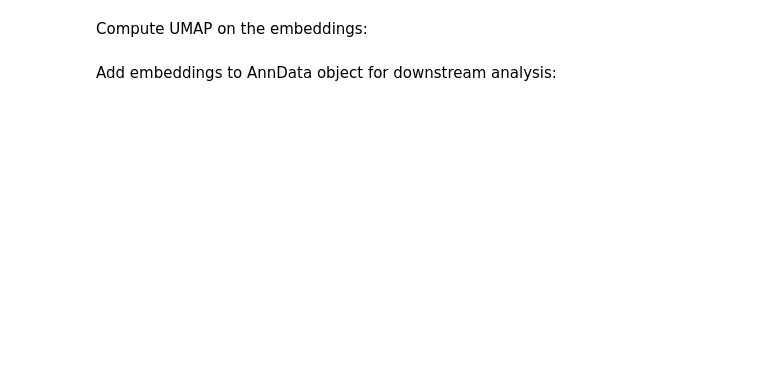
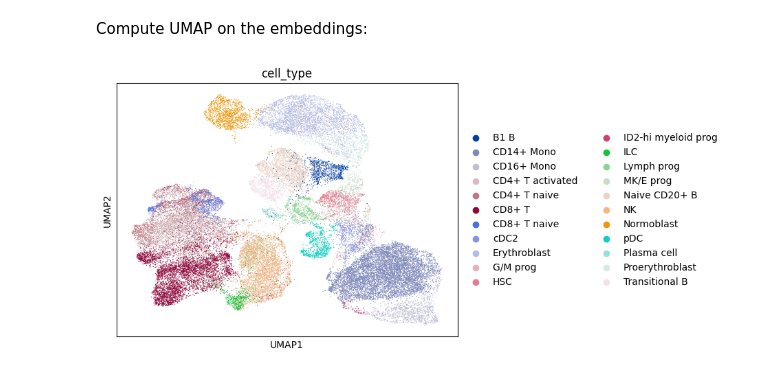
Before and after one commit to theislab/scConcept, a Jupyter notebook: docs/notebooks/embedding_extraction.ipynb, the cells around one changed output. Saved outputs shown, nothing was run; the diff lists cells and outputs as text; code cells hidden in the pictures; blank space fills up the shorter version.

```diff
--- a/docs/notebooks/embedding_extraction.ipynb
+++ b/docs/notebooks/embedding_extraction.ipynb
@@ -15,8 +15,8 @@ os.makedirs(cache_dir, exist_ok=True)
 # %% [markdown]
 Download a sample dataset:
 # %%
-filename = cache_dir / "cite_gex_processed_training.h5ad"
-url = "https://openproblems-bio.s3.amazonaws.com/public/explore/cite/cite_gex_processed_training.h5ad"
+filename = cache_dir / "multiome_gex_processed_training.h5ad"
+url = "https://openproblems-bio.s3.amazonaws.com/public/explore/multiome/multiome_gex_processed_training.h5ad"
 
 if not os.path.exists(filename):
     import urllib.request
@@ -38,8 +56,9 @@ Indicate the column name of the gene ids in the adata.var of the format: ENSGXXX
 # %%
 result = concept.extract_embeddings(
     adata=adata,
-    batch_size=32,
+    batch_size=64, # Adjust batch size based on your GPU memory
     gene_id_column="gene_ids",
 )
 
-print(f"CLS embeddings: {result['cls_cell_emb'].shape}")
+adata.obsm['X_scConcept'] = result['cls_cell_emb']
+print(f"CLS embeddings: {adata.obsm['X_scConcept'].shape}")
@@ -47,6 +74,7 @@ print(f"CLS embeddings: {result['cls_cell_emb'].shape}")
 Compute UMAP on the embeddings:
 # %%
 sc.pp.neighbors(adata, use_rep='X_scConcept')
+sc.tl.umap(adata)
 sc.pl.umap(adata, color='cell_type')
+# %% [output]
+[figure, added]
-# %% [markdown]
-Add embeddings to AnnData object for downstream analysis:
```
Also changed, not shown: parts of 4 cells of this notebook.
